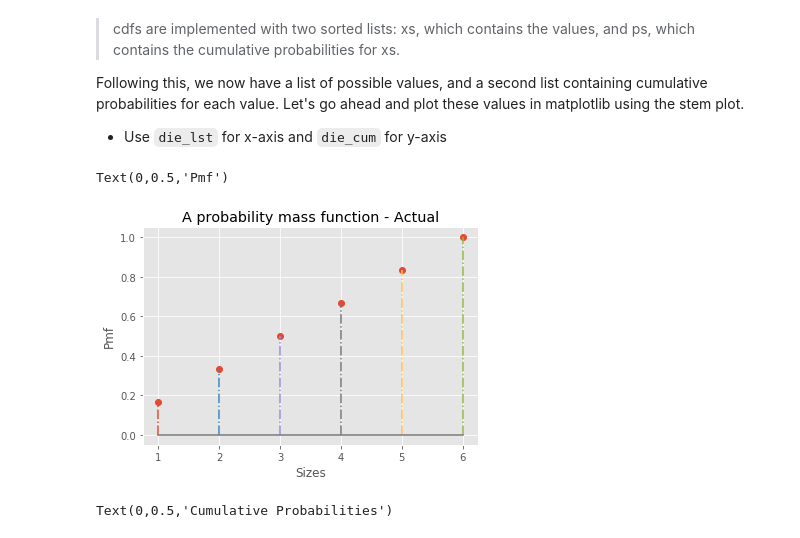
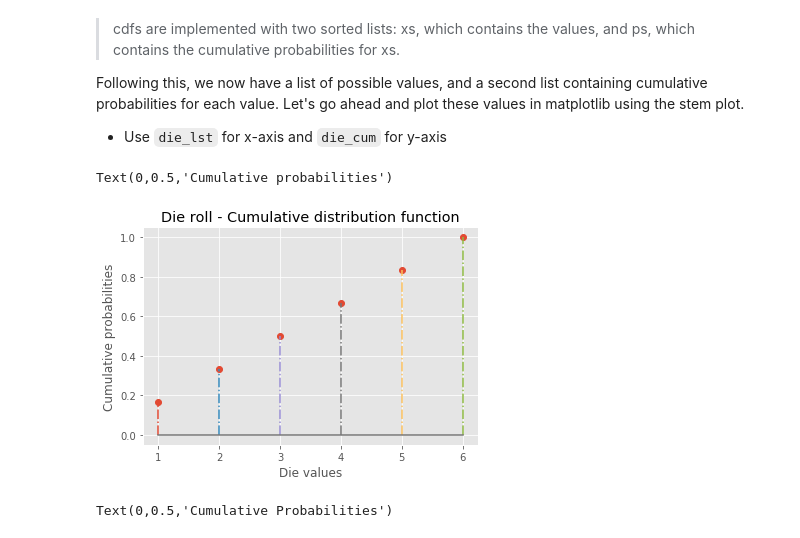
Before and after one commit to Rimab55/dsc-0-09-09-distributions-cdf-lab-nyc-ds-career-012819, a Jupyter notebook: index.ipynb, the cells around one changed output. Cells and saved outputs as stored; diff of their text form; code cells hidden in the pictures.

```diff
--- a/index.ipynb
+++ b/index.ipynb
@@ -64,13 +64,13 @@ Following this, we now have a list of possible values, and a second list contain
 # %%
 import matplotlib.pyplot as plt
 plt.style.use('ggplot')
 plt.stem(die_lst,die_cum,linefmt = '-.',markerfmt='C0o')
-plt.title('Die roll - Cumulative distribution ')
+plt.title('Die roll - Cumulative distribution function')
 plt.xlabel('Die values')
 plt.ylabel('Cumulative probabilities')
 # %% [output]
-Text(0,0.5,'Pmf')
+Text(0,0.5,'Cumulative probabilities')
-[figure, old version]
+[figure, new version]
 # %%
 # %% [output]
 Text(0,0.5,'Cumulative Probabilities')
```
